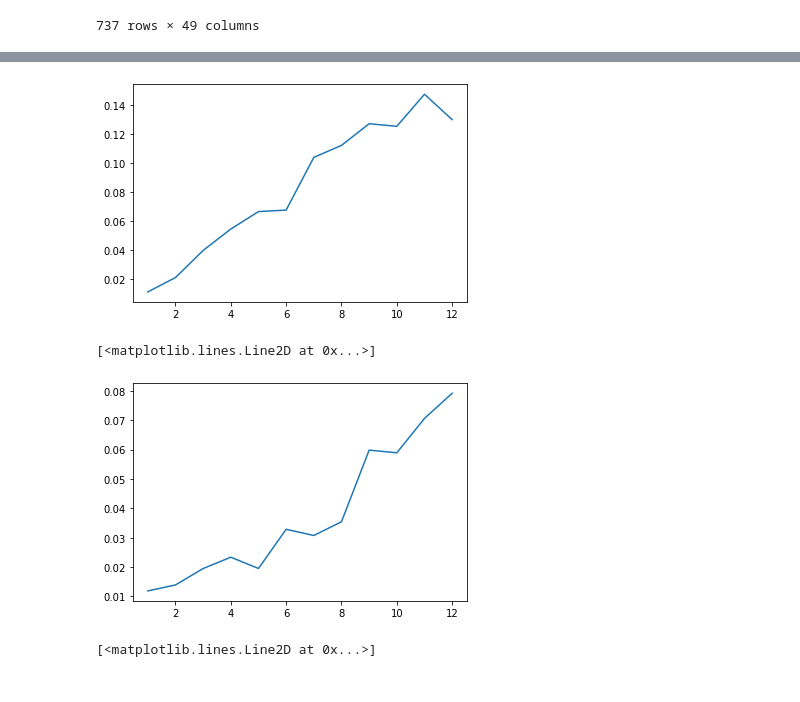
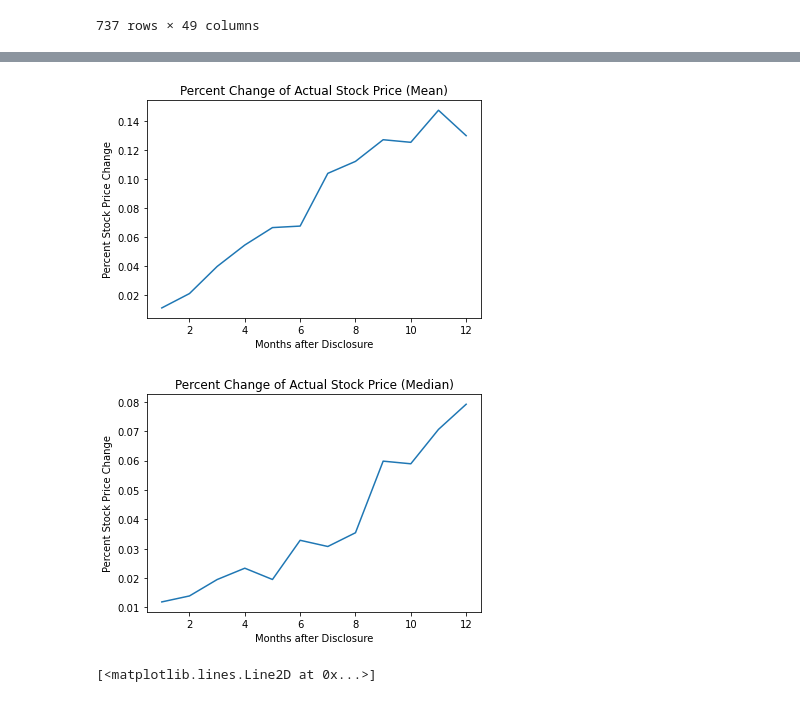
Before and after one commit to Zeyuzhao/BreachPrice, a Jupyter notebook: notebooks/main.ipynb, the cells around one changed output, grey strips where cells are left out. Drawn from its saved outputs; the diff is of its cells as text; code cells hidden in the pictures.

```diff
--- a/notebooks/main.ipynb
+++ b/notebooks/main.ipynb
@@ -327,6 +311,12 @@ display(stock_price_aa_records)
 | 735 | WEYERHAEUSER CO | WY | May-2014 - 1/29/2015 | 2015-01-29 00:00:00 | 2015-03-17 | 11000000 | ... |
 | 736 | ConnectOne Bancorp, Inc. | CNOB | NaN | 2014-11-05 00:00:00 | 2014-11-11 | NaN | ... |
 737 rows × 49 columns
+# %%
+lst = []
+months_after = 12 #Toggle this value
+col = []
+for i in range(0, months_after + 1):
+    col.append("Stock Price (%s months DoD)" % i)
 # %%
 stock_prices = pd.DataFrame()
 n = 1
@@ -356,15 +347,21 @@ ax.plot()
 # %%
 # It appears that, on average, stock price goes up
 plt.plot(np.arange(1, 13), stock_prices.mean())
+plt.xlabel('Months after Disclosure')
+plt.ylabel('Percent Stock Price Change')
+plt.title("Percent Change of Actual Stock Price (Mean)")
 plt.show()
 # %% [output]
-[figure, old version]
+[figure, new version]
 # %%
 # Let's use median because there are some outliers. Same trend seems to occur
 plt.plot(np.arange(1, 13), stock_prices.median())
+plt.xlabel('Months after Disclosure')
+plt.ylabel('Percent Stock Price Change')
+plt.title("Percent Change of Actual Stock Price (Median)")
+plt.show()
 # %% [output]
-[<matplotlib.lines.Line2D at 0x...>]
-[figure, old version]
+[figure, new version]
 # %%
 # Let's take 5% trimmed mean (get rid of some outliers)
 trimmed_means = []
```
Also changed, not shown: parts of 8 cells of this notebook.
